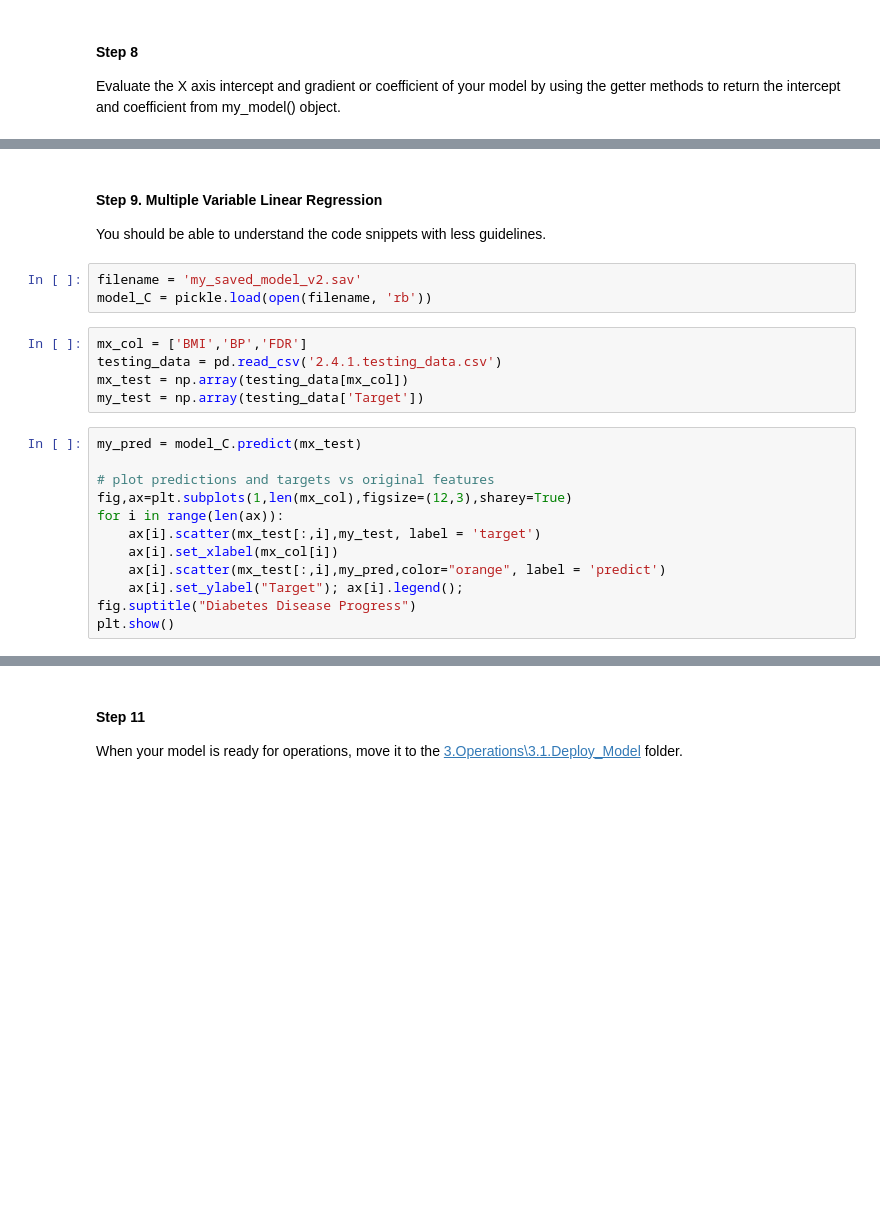
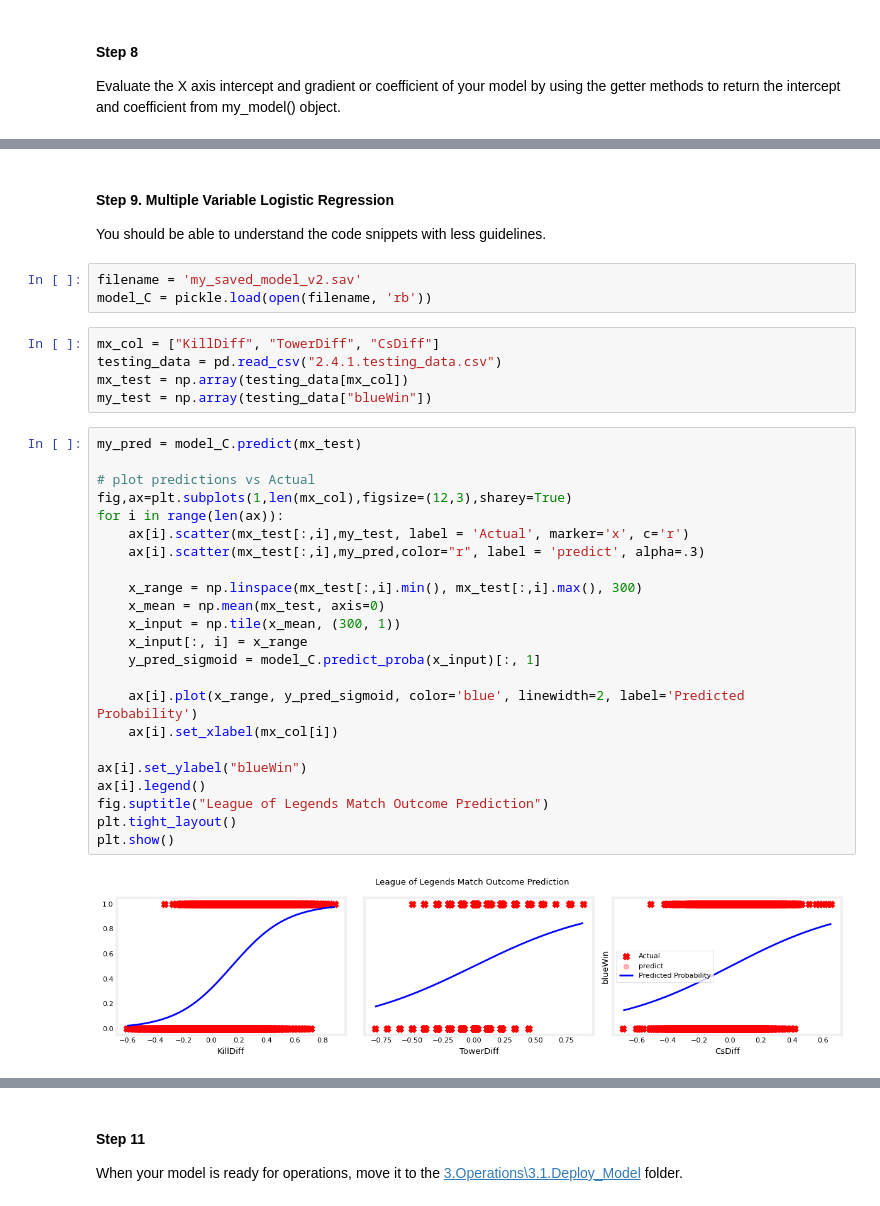
Before and after one commit to TempeHS/2026SE_MLOPSTask_Kelvin.A, a Jupyter notebook: 2.Model_Development/2.4.Model_Testing_and_Validation/2.4.1.Model_Evaluation.ipynb, the cells around one changed output, grey strips where cells are left out. Cells and saved outputs as stored; diff of their text form; blank space fills up the shorter version.

```diff
--- a/2.Model_Development/2.4.Model_Testing_and_Validation/2.4.1.Model_Evaluation.ipynb
+++ b/2.Model_Development/2.4.Model_Testing_and_Validation/2.4.1.Model_Evaluation.ipynb
@@ -91,24 +191,37 @@ print(f'Coefficient: {model_A.coef_}')
 # %% [markdown]
-#### Step 9. Multiple Variable Linear Regression
+#### Step 9. Multiple Variable Logistic Regression
 
 You should be able to understand the code snippets with less guidelines.
 # %%
 filename = 'my_saved_model_v2.sav'
 model_C = pickle.load(open(filename, 'rb'))
 # %%
-mx_col = ['BMI','BP','FDR']
-testing_data = pd.read_csv('2.4.1.testing_data.csv')
+mx_col = ["KillDiff", "TowerDiff", "CsDiff"]
+testing_data = pd.read_csv("2.4.1.testing_data.csv")
 mx_test = np.array(testing_data[mx_col])
-my_test = np.array(testing_data['Target'])
+my_test = np.array(testing_data["blueWin"])
 # %%
 my_pred = model_C.predict(mx_test)
 
-# plot predictions and targets vs original features
+# plot predictions vs Actual
 fig,ax=plt.subplots(1,len(mx_col),figsize=(12,3),sharey=True)
 for i in range(len(ax)):
-    ax[i].scatter(mx_test[:,i],my_test, label = 'target')
+    ax[i].scatter(mx_test[:,i],my_test, label = 'Actual', marker='x', c='r')
+    ax[i].scatter(mx_test[:,i],my_pred,color="r", label = 'predict', alpha=.3)
+
+    x_range = np.linspace(mx_test[:,i].min(), mx_test[:,i].max(), 300)
+    x_mean = np.mean(mx_test, axis=0)
+    x_input = np.tile(x_mean, (300, 1))
+    x_input[:, i] = x_range
+    y_pred_sigmoid = model_C.predict_proba(x_input)[:, 1]
+
+    ax[i].plot(x_range, y_pred_sigmoid, color='blue', linewidth=2, label='Predicted Probability')
     ax[i].set_xlabel(mx_col[i])
-    ax[i].scatter(mx_test[:,i],my_pred,color="orange", label = 'predict')
-    ax[i].set_ylabel("Target"); ax[i].legend();
-fig.suptitle("Diabetes Disease Progress")
+
+ax[i].set_ylabel("blueWin")
+ax[i].legend()
+fig.suptitle("League of Legends Match Outcome Prediction")
+plt.tight_layout()
 plt.show()
+# %% [output]
+[figure, added]
```
Also changed, not shown: parts of 26 cells of this notebook, 9 other files.
